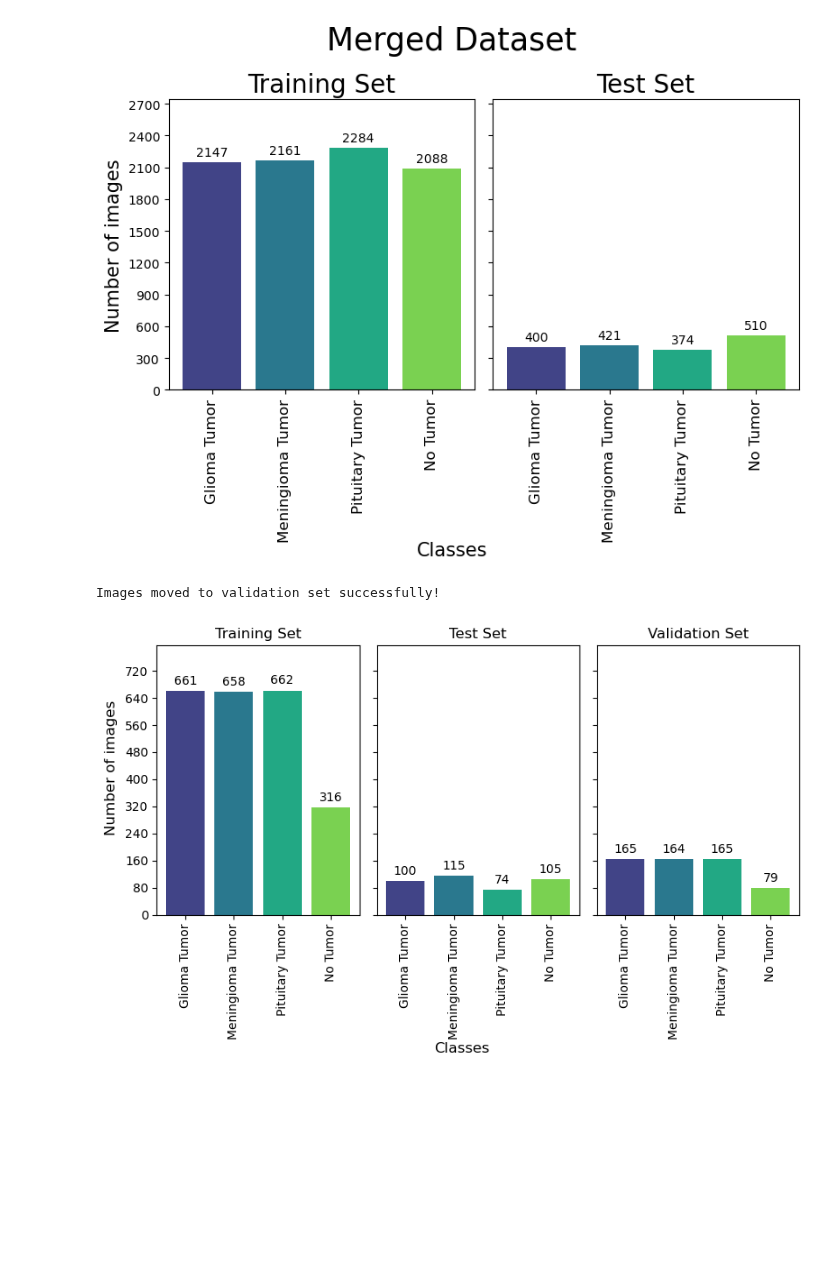
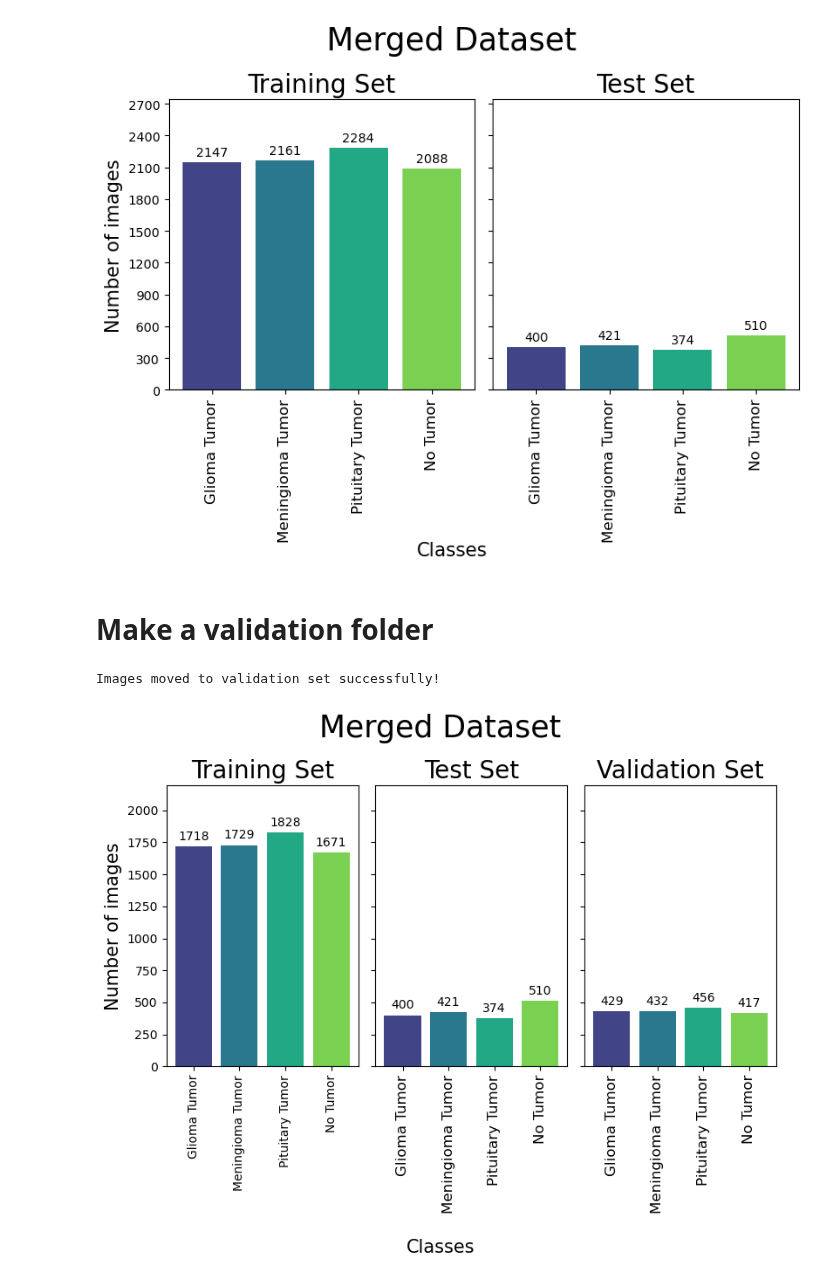
Before and after one commit to cristopher-d-delgado/brain_tumor_classification, a Jupyter notebook: data_split.ipynb, the cells around one changed output. Cells and saved outputs as stored; diff of their text form; code cells hidden in the pictures; blank space fills up the shorter version.

Commit message:
made final dataset

```diff
--- a/data_split.ipynb
+++ b/data_split.ipynb
@@ -592,4 +593,6 @@ plt.tight_layout()
 plt.show()
 # %% [output]
 [figure]
+# %% [markdown]
+# Make a validation folder
 # %%
@@ -643,10 +646,10 @@ import matplotlib.ticker as ticker
 validation_folder = os.path.join(data, "Validation/")
 
 # Define class subdirectories for val folder
-glioma_tumor_val = os.path.join(validation_folder, "glioma_tumor/")
-meningioma_tumor_val = os.path.join(validation_folder, "meningioma_tumor")
+glioma_tumor_val = os.path.join(validation_folder, "glioma")
+meningioma_tumor_val = os.path.join(validation_folder, "meningioma")
 no_tumor_val = os.path.join(validation_folder, "no_tumor")
-pituitary_tumor_val = os.path.join(validation_folder, "pituitary_tumor")
+pituitary_tumor_val = os.path.join(validation_folder, "pituitary")
 
 # Define counts
 train_counts = {
@@ -675,44 +678,50 @@ viridis = plt.cm.viridis
 colors = viridis([0.2, 0.4, 0.6, 0.8])  # Divide viridis into four segments
 
 # Plot distributions
-fig, ax = plt.subplots(1, 3, figsize=(8,5), facecolor='white', sharex=True, sharey=True)
+fig, ax = plt.subplots(1, 3, figsize=(8,6), facecolor='white', sharex=True, sharey=True)
 
 # Function to add labels on top of bars
 def add_labels(ax, counts):
     for bar, count in zip(ax.patches, counts.values()):
         height = bar.get_height()
         ax.annotate(f'{count}', xy=(bar.get_x() + bar.get_width() / 2, height),
                     xytext=(0, 3), textcoords='offset points',
                     ha='center', va='bottom')
 
+# Define font sizes
+title = 25
+plot_title = 20
+label = 15
+ticks = 12
 
 # Plot Train subplot
 ax[0].bar(train_counts.keys(), train_counts.values(), color=colors, label="Train")
-ax[0].set_title("Training Set")
+ax[0].set_title("Training Set", fontsize=plot_title)
+ax[0].set_ylabel('Number of images', fontsize=label)
 ax[0].tick_params(axis='x', rotation=90)
 ax[0].set_ylim(0, max(train_counts.values()) * 1.2)
 ax[0].yaxis.set_major_locator(ticker.MaxNLocator(integer=True))  # Set major ticks to integer values
 add_labels(ax[0], train_counts)
 
 # Plot Test subplot
 ax[1].bar(test_counts.keys(), test_counts.values(), color=colors, label="Test")
-ax[1].set_title("Test Set")
-ax[1].tick_params(axis='x', rotation=90)
+ax[1].set_title("Test Set", fontsize=plot_title)
+ax[1].tick_params(axis='x', labelsize=ticks, rotation=90)
 add_labels(ax[1], test_counts)
 
 # Plot validation subplot
 ax[2].bar(val_counts.keys(), val_counts.values(), color=colors, label="Validation")
-ax[2].set_title("Validation Set")
-ax[2].tick_params(axis='x', rotation=90)
+ax[2].set_title("Validation Set", fontsize=plot_title)
+ax[2].tick_params(axis='x', labelsize=ticks, rotation=90)
 add_labels(ax[2], val_counts)
 
 # Set common x-label for both subplots
-fig.text(0.5, 0, 'Classes', ha='center', fontsize=12)
+fig.text(0.5, -0.05, 'Classes', ha='center', fontsize=label)
 
-# Set common y-label for both subplots
-fig.text(-0.01, 0.65, 'Number of images', va='center', rotation=90, fontsize=12)
+# Make suptitle
+plt.suptitle("Merged Dataset", fontsize=title)
 
 plt.tight_layout()
 plt.show()
 # %% [output]
-[figure, old version]
+[figure, new version]
```
Also changed, not shown: parts of 2 cells of this notebook.
